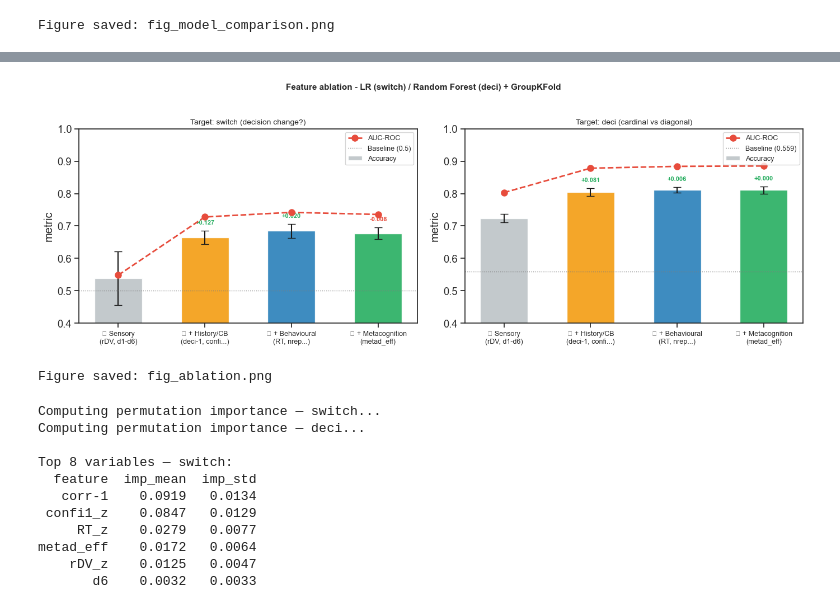
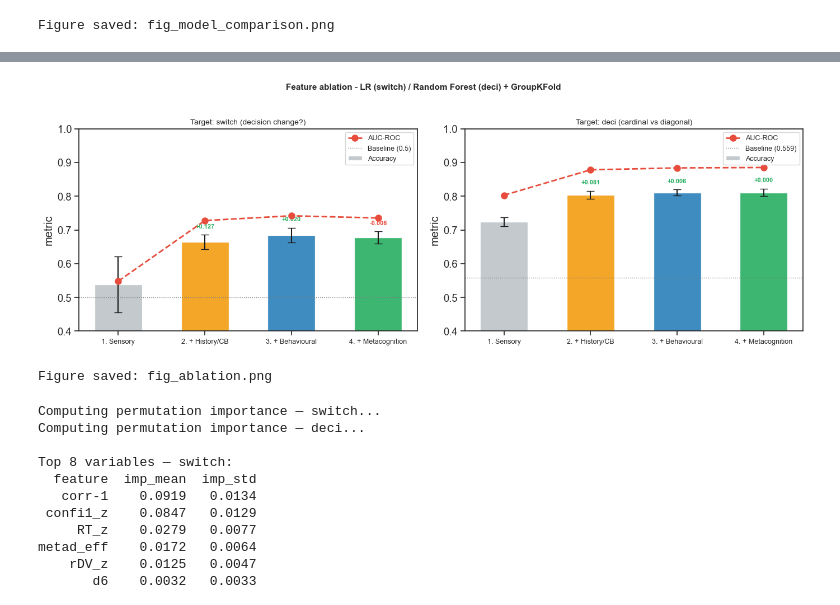
Before and after one commit to martinanapoli/TFG_MARTINA, a Jupyter notebook: ML_analyses_TFG_MARTINA.ipynb, the cells around one changed output, grey strips where cells are left out. Drawn from its saved outputs; the diff is of its cells as text; code cells hidden in the pictures.

```diff
--- a/ML_analyses_TFG_MARTINA.ipynb
+++ b/ML_analyses_TFG_MARTINA.ipynb
@@ -246,21 +250,26 @@ print(f'Validation: GroupKFold (k={N_FOLDS}, groups=participants)')
 Models defined: ['Logistic Regression', 'SVM (lineal)', 'Random Forest', 'Gradient Boosting']
 Validation: GroupKFold (k=5, groups=participants)
 # %%
-# ── Cell 7: Training — TARGET 1: switch ─────────────────────────────────────
+# Training — TARGET 1: switch
 print('Training models — TARGET: switch (decision change?)')
 print('=' * 60)
 
 results_sw = {}
 
+# entrenaremos los 4 modelos con validacion cruzada por grupos (participants) y guardaremos los resultados de accuracy, AUC y F1 tanto en train como en test para cada modelo
 for name, pipeline in models.items():
     print(f'  {name}...', end=' ')
+
+    # le damos el pipeline, los datos de switch, las etiquetas de switch, los grupos de participantes para la validacion cruzada, el tipo de validacion cruzada (GroupKFold), las metricas a calcular (accuracy, AUC y F1)
     cv = cross_validate(
-        pipeline, X_sw, y_sw,
-        groups=groups_sw,
-        cv=gkf,
-        scoring=scoring,
-        return_train_score=True,
-        n_jobs=-1
+        pipeline, # pipeline = es el modelo que queremos entrenar
+        X_sw, # datos de switch (features)
+        y_sw, # etiquetas de switch (target) que tiene que predecir el modelo
+        groups=groups_sw, # grupos de participantes para la validacion cruzada, asi se asegura que en cada fold el modelo se entrena con participantes diferentes a los del test
+        cv=gkf, # tipo de validacion cruzada (GroupKFold)
+        scoring=scoring, # metricas a calcular (accuracy, AUC y F1)
+        return_train_score=True, # para poder calcular el overfitting (train accuracy - test accuracy)
+        n_jobs=-1 # para usar todos los cores disponibles y acelerar el proceso de entrenamiento
     )
     results_sw[name] = {
         'acc_test' : cv['test_accuracy'],
@@ -284,7 +293,7 @@ Training models — TARGET: switch (decision change?)
 
 Training complete
 # %%
-# ── Cell 8: Training — TARGET 2: deci ───────────────────────────────────────
+# Training — TARGET 2: deci
 print('Training models — TARGET: deci (cardinal vs diagonal)')
 print('=' * 60)
 
@@ -293,7 +302,9 @@ results_dc = {}
 for name, pipeline in models.items():
     print(f'  {name}...', end=' ')
     cv = cross_validate(
-        pipeline, X_dc, y_dc,
+        pipeline,
+        X_dc,
+        y_dc,
         groups=groups_dc,
         cv=gkf,
         scoring=scoring,
@@ -476,7 +484,14 @@ completed
 # %%
-# ── Cell 12: Ablation figure ─────────────────────────────────────────────────
+# feature ablation figure
 
 fig, axes = plt.subplots(1, 2, figsize=(14, 5))
+
+feature_sets = {
+    '1. Sensory'              : sensory_features,
+    '2. + History/CB'         : sensory_features + history_features,
+    '3. + Behavioural'        : sensory_features + history_features + behav_features,
+    '4. + Metacognition'      : all_features
+}
 
 set_labels = list(feature_sets.keys())
 colors_abl = ['#bdc3c7', '#f39c12', '#2980b9', '#27ae60']
@@ -487,40 +502,39 @@ for ax, target_label, baseline, title in zip(
     [0.5, 0.559],
     ['Target: switch (decision change?)', 'Target: deci (cardinal vs diagonal)']
 ):
-    accs = [ablation_results[s][target_label]['acc'] for s in set_labels]
-    stds = [ablation_results[s][target_label]['acc_std'] for s in set_labels]
-    aucs = [ablation_results[s][target_label]['auc'] for s in set_labels]
+    accs = [ablation_results[s][target_label]['acc']     for s in set_labels] # obtenemos las medias de accuracy para cada conjunto de features y el target correspondiente
+    stds = [ablation_results[s][target_label]['acc_std'] for s in set_labels] # obtenemos las desviaciones estandar de accuracy para cada conjunto de features y el target correspondiente
+    aucs = [ablation_results[s][target_label]['auc']     for s in set_labels] # obtenemos las medias de AUC para cada conjunto de features y el target correspondiente
 
-    x = np.arange(len(set_labels))
+    x    = np.arange(len(set_labels))
     bars = ax.bar(x, accs, yerr=stds, capsize=5,
                   color=colors_abl, alpha=0.9, width=0.55, label='Accuracy')
     ax.plot(x, aucs, 'o--', color='#e74c3c', linewidth=2,
             markersize=8, label='AUC-ROC', zorder=5)
     ax.axhline(baseline, color='gray', linestyle=':', linewidth=1,
                label=f'Baseline ({baseline})')
 
     ax.set_xticks(x)
     ax.set_xticklabels(set_labels, fontsize=9)
     ax.set_ylim(0.4, 1.0)
     ax.set_ylabel('metric')
     ax.set_title(title, fontsize=10)
     ax.legend(fontsize=9)
 
-
     for i in range(1, len(accs)):
-        gain = accs[i] - accs[i-1]
+        gain  = accs[i] - accs[i-1] # calculamos el gain de accuracy al añadir cada grupo de features, comparando con el conjunto anterior (por ejemplo, el gain de añadir las features de historia se calcula como la accuracy del conjunto 2 menos la accuracy del conjunto 1)
         color = '#27ae60' if gain > 0 else '#e74c3c'
         ax.annotate(f'{gain:+.3f}',
                     xy=(i, accs[i] + stds[i] + 0.02),
                     ha='center', fontsize=8, color=color, fontweight='bold')
 
 plt.suptitle('Feature ablation - LR (switch) / Random Forest (deci) + GroupKFold\n',
              fontsize=11, fontweight='bold')
 plt.tight_layout()
 plt.savefig('fig_ablation.png', dpi=300, bbox_inches='tight')
 plt.show()
 print('Figure saved: fig_ablation.png')
 # %% [output]
-[figure, old version]
+[figure, new version]
 Figure saved: fig_ablation.png
 # %%
```
Also changed, not shown: parts of 22 cells of this notebook, 1 other file.
